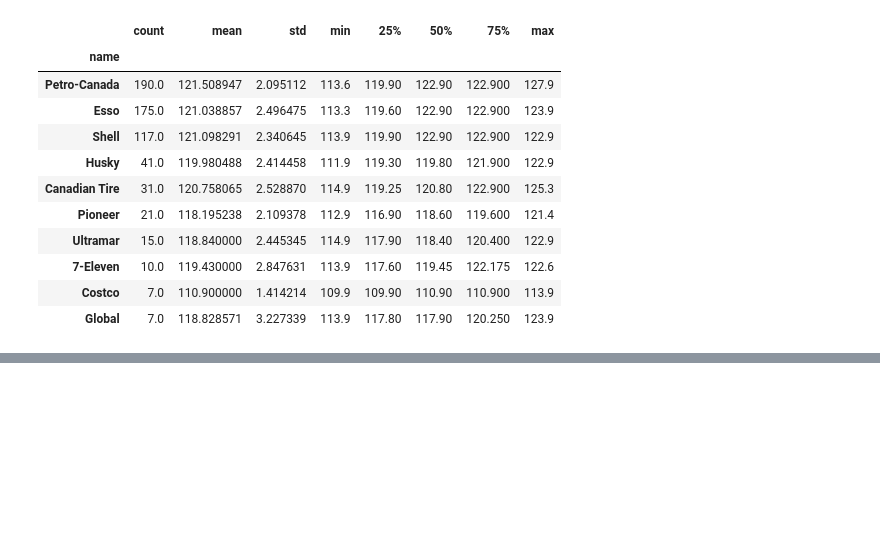
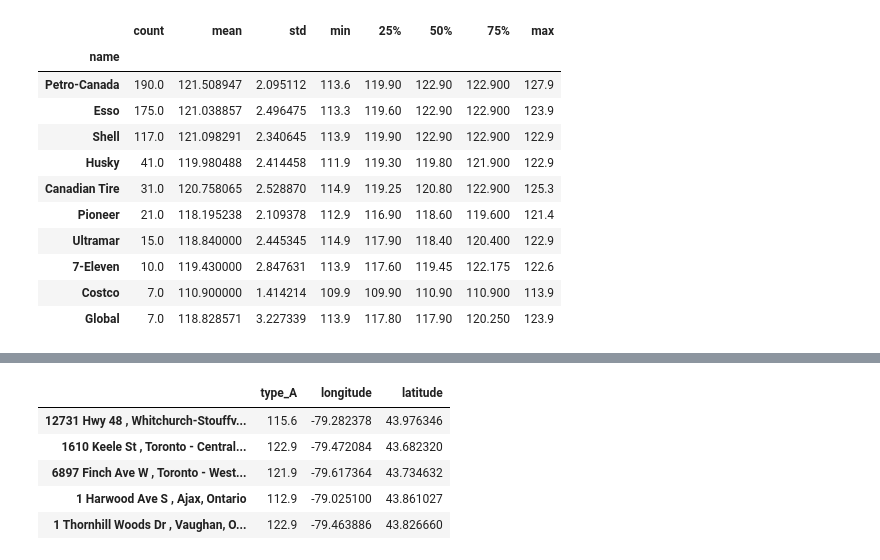
Before and after one commit to keithqu/dsp, a Jupyter notebook: gasprices/gas prices.ipynb, the cells around one changed output, grey strips where cells are left out. Cells and saved outputs as stored; diff of their text form; code cells hidden in the pictures; blank space fills up the shorter version.

```diff
--- a/gasprices/gas prices.ipynb
+++ b/gasprices/gas prices.ipynb
@@ -291,0 +403,11 @@ with open('gas_stations.json','w') as outfile:
+# %%
+cluster_df = gas_df[['type_A','longitude','latitude']]
+# %%
+cluster_df.head()
+# %% [output]
+|  | type_A | longitude | latitude |
+| 12731 Hwy 48 , Whitchurch-Stouffv... | 115.6 | -79.282378 | 43.976346 |
+| 1610 Keele St , Toronto - Central... | 122.9 | -79.472084 | 43.682320 |
+| 6897 Finch Ave W , Toronto - West... | 121.9 | -79.617364 | 43.734632 |
+| 1 Harwood Ave S , Ajax, Ontario | 112.9 | -79.025100 | 43.861027 |
+| 1 Thornhill Woods Dr , Vaughan, O... | 122.9 | -79.463886 | 43.826660 |
```
Also changed, not shown: parts of 23 cells of this notebook.
